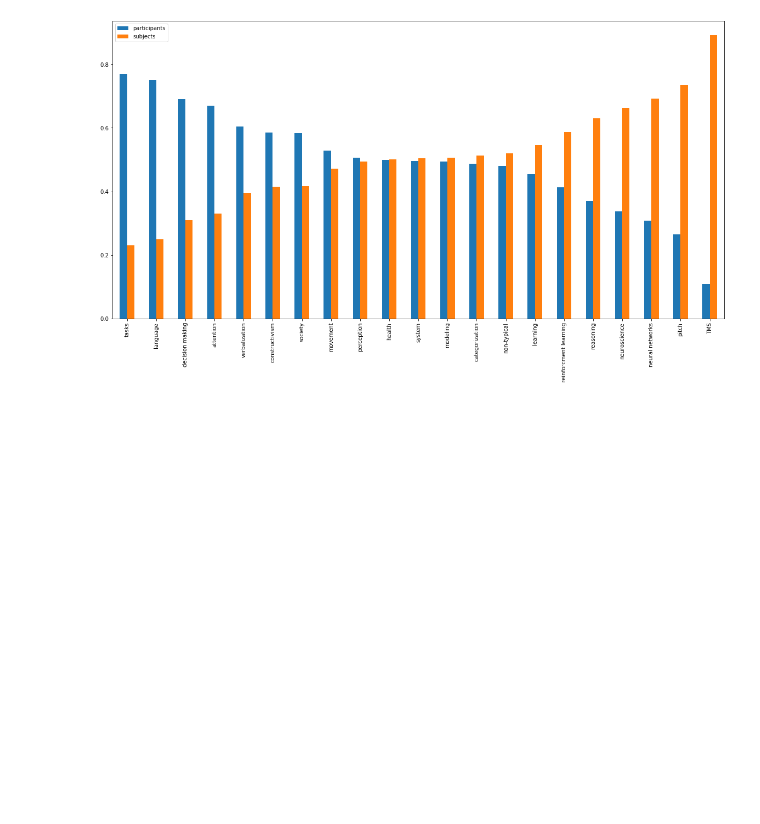
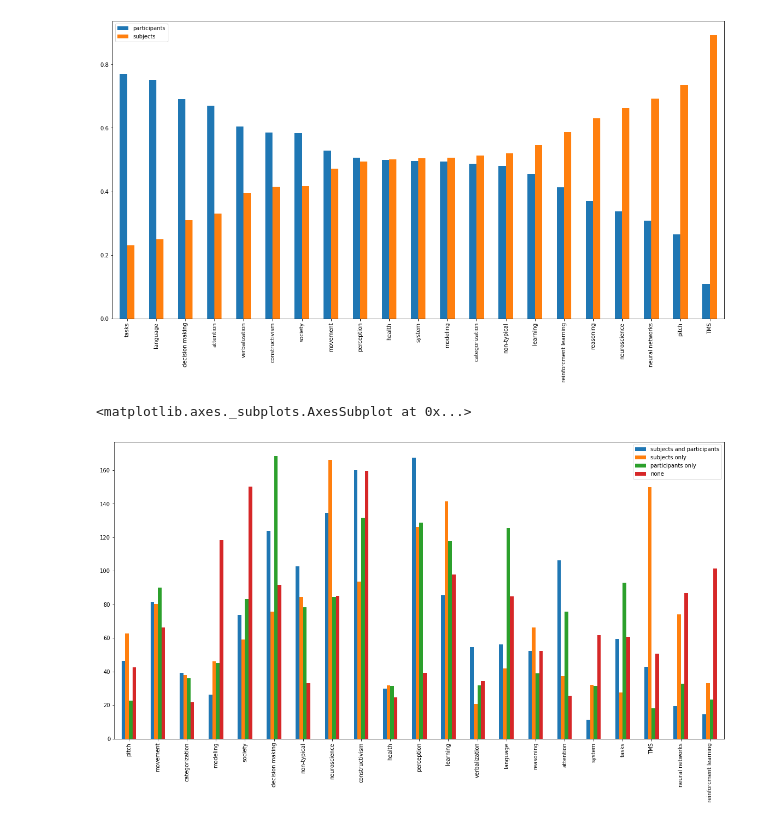
Before and after one commit to sarajaksa/meicogsci-conference-2019, a Jupyter notebook: HumanResearch.ipynb, the cells around one changed output. Drawn from its saved outputs; the diff is of its cells as text; code cells hidden in the pictures; blank space fills up the shorter version.

Commit message:
Added graph on HumanResearch
The graph was about comparing number of abstract in each topic for
subject only, participant only, both or none. It could only be compared
inside the topic.

```diff
--- a/HumanResearch.ipynb
+++ b/HumanResearch.ipynb
@@ -168,3 +168,9 @@ topics_by_experiment_pandas[["participants", "subjects"]].sort_values(by="subjec
 # %% [output]
 <matplotlib.axes._subplots.AxesSubplot at 0x...>
 [figure]
+# %%
+#and here it is showing of all four types, sorted by the number of abstracts
+topics_by_experiment_pandas[["subjects and participants", "subjects only", "participants only", "none"]].plot(kind="bar", figsize=(20, 10))
+# %% [output]
+<matplotlib.axes._subplots.AxesSubplot at 0x...>
+[figure, added]
```
